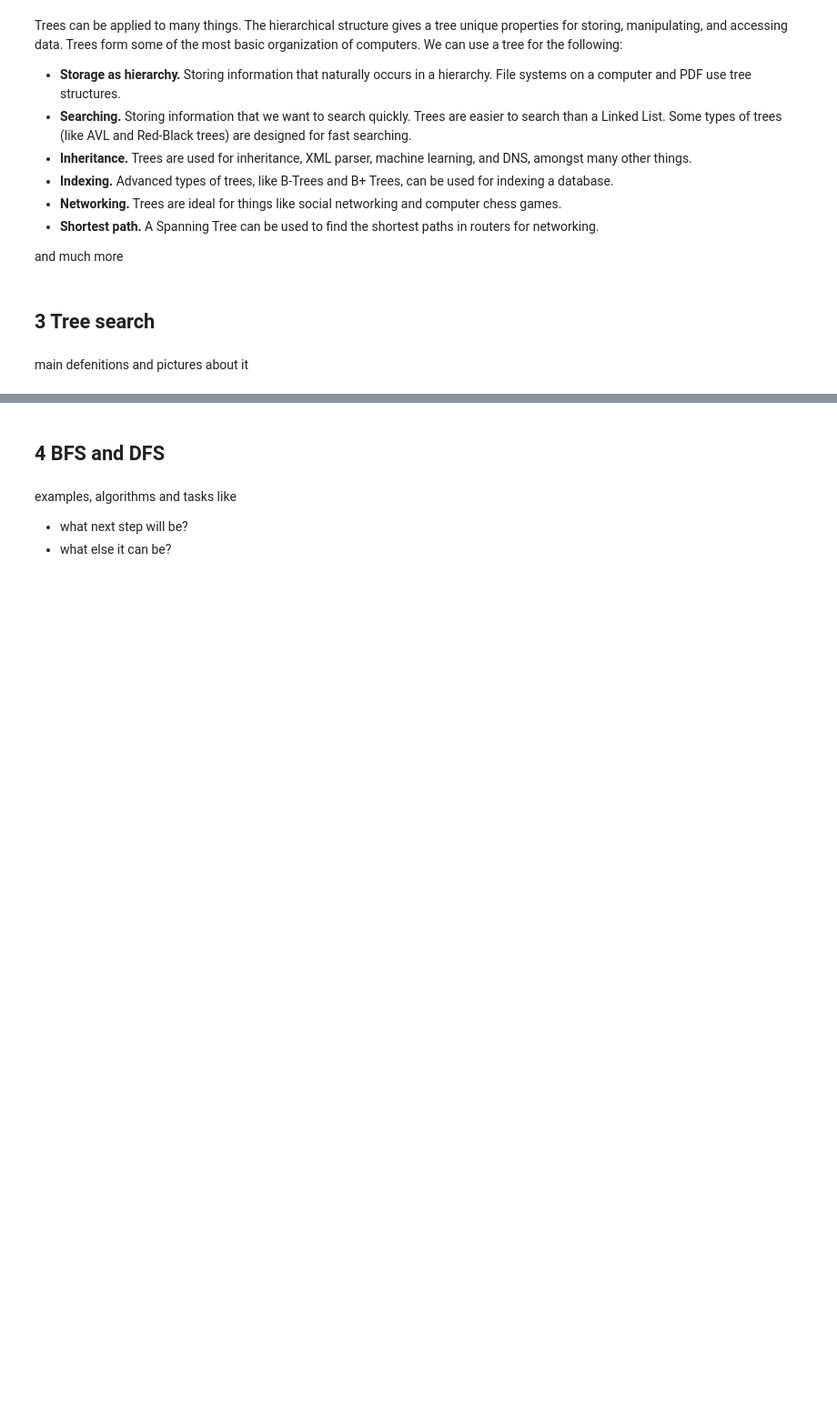
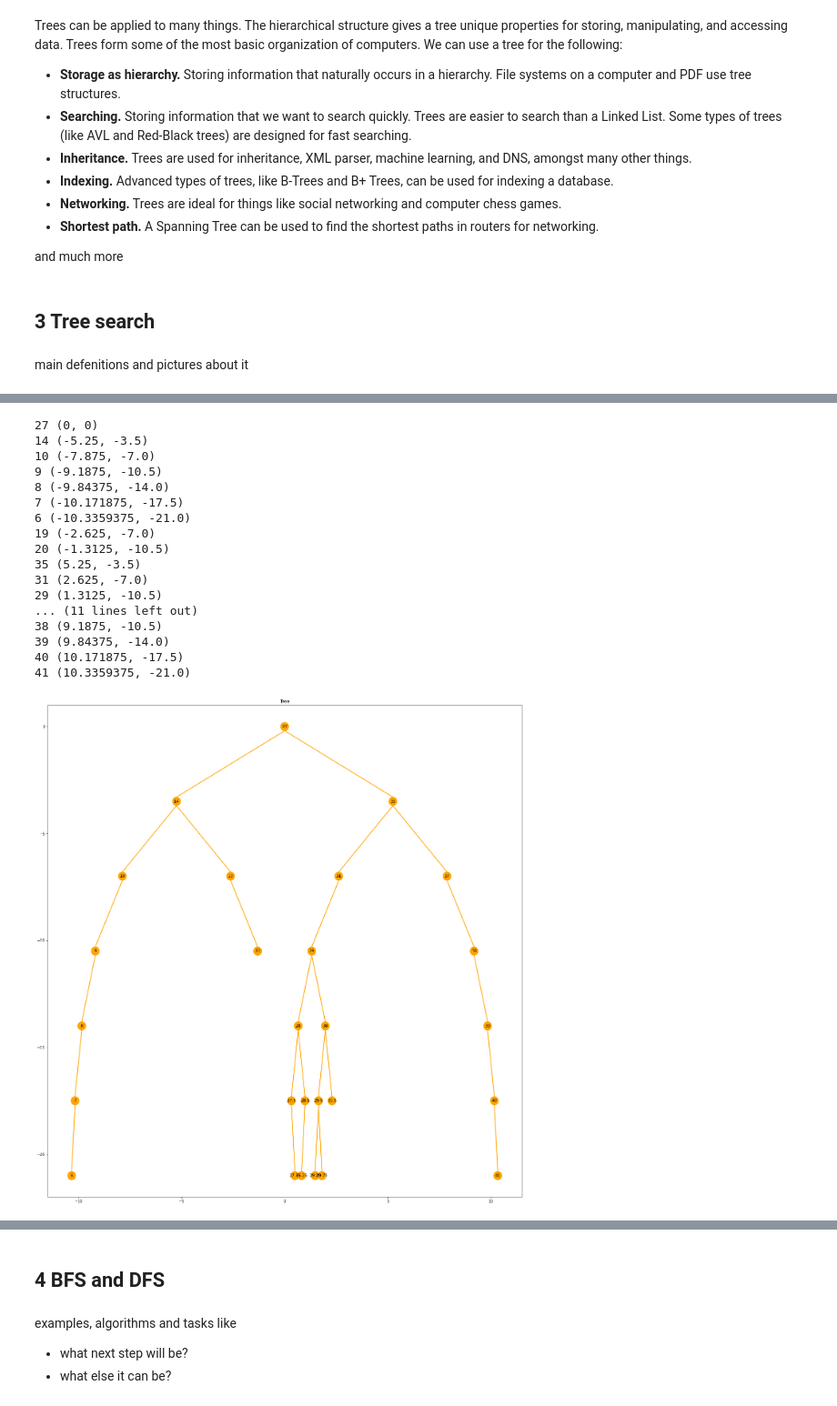
Before and after one commit to bondaleksey/in-few-words-about, a Jupyter notebook: tree-search-BFS-DFS/Trees-BFS-DFS.ipynb, the cells around one changed output, grey strips where cells are left out. Shown at 91% size. Drawn from its saved outputs; the diff is of its cells as text; code cells hidden in the pictures; blank space fills up the shorter version.

```diff
--- a/tree-search-BFS-DFS/Trees-BFS-DFS.ipynb
+++ b/tree-search-BFS-DFS/Trees-BFS-DFS.ipynb
@@ -184,0 +262,29 @@ root.draw_from_root()
+# %%
+root.insert(6)
+root.insert(41)
+root.insert(28.5)
+root.insert(27.5)
+root.insert(28.25)
+root.insert(27.75)
+root.insert(29.25)
+root.insert(29.75)
+root.draw_from_root()
+# %% [output]
+27 (0, 0)
+14 (-5.25, -3.5)
+10 (-7.875, -7.0)
+9 (-9.1875, -10.5)
+8 (-9.84375, -14.0)
+7 (-10.171875, -17.5)
+6 (-10.3359375, -21.0)
+19 (-2.625, -7.0)
+20 (-1.3125, -10.5)
+35 (5.25, -3.5)
+31 (2.625, -7.0)
+29 (1.3125, -10.5)
+... (11 lines left out)
+38 (9.1875, -10.5)
+39 (9.84375, -14.0)
+40 (10.171875, -17.5)
+41 (10.3359375, -21.0)
+[figure, added]
```
Also changed, not shown: parts of 8 cells of this notebook.
